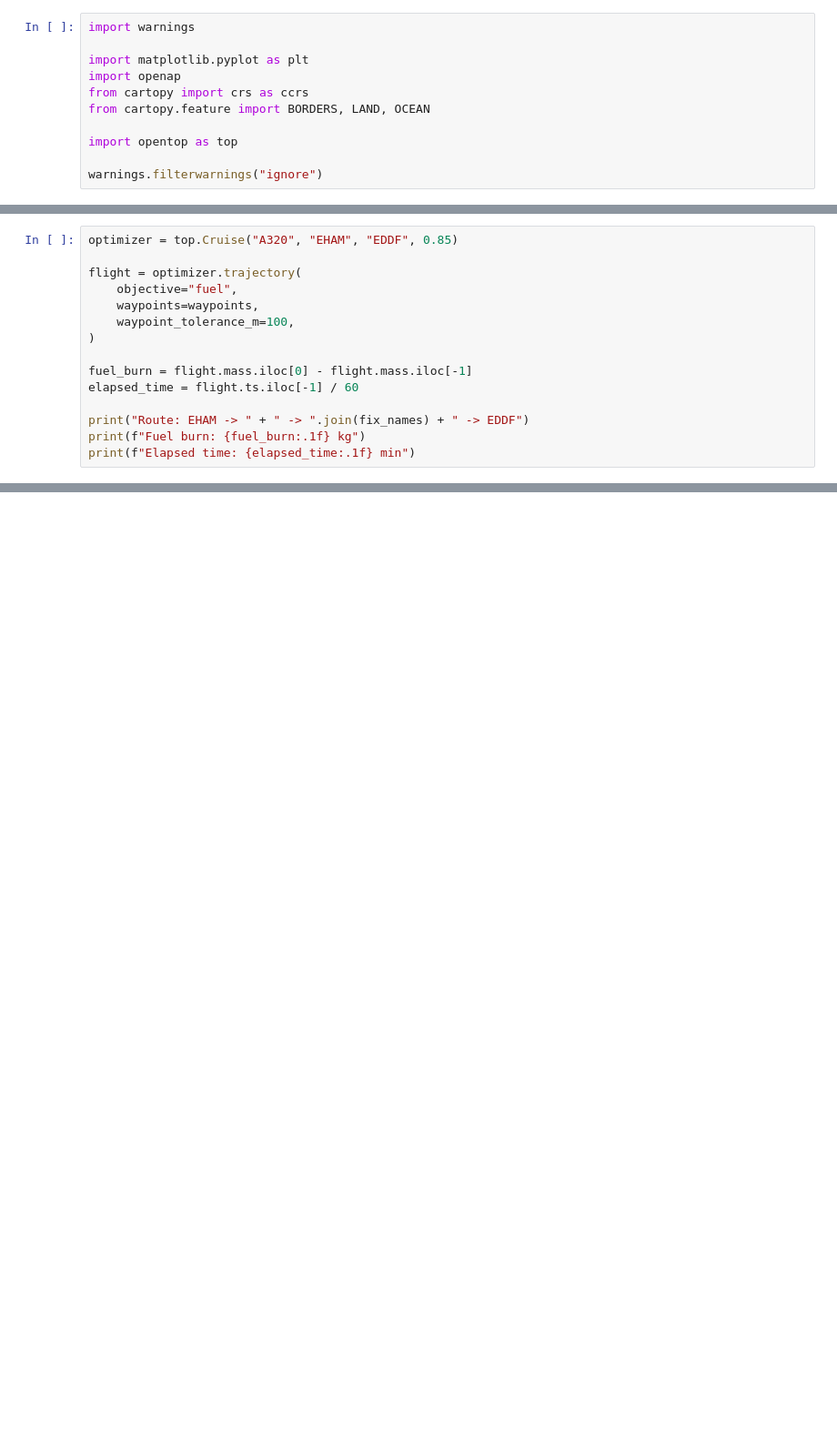
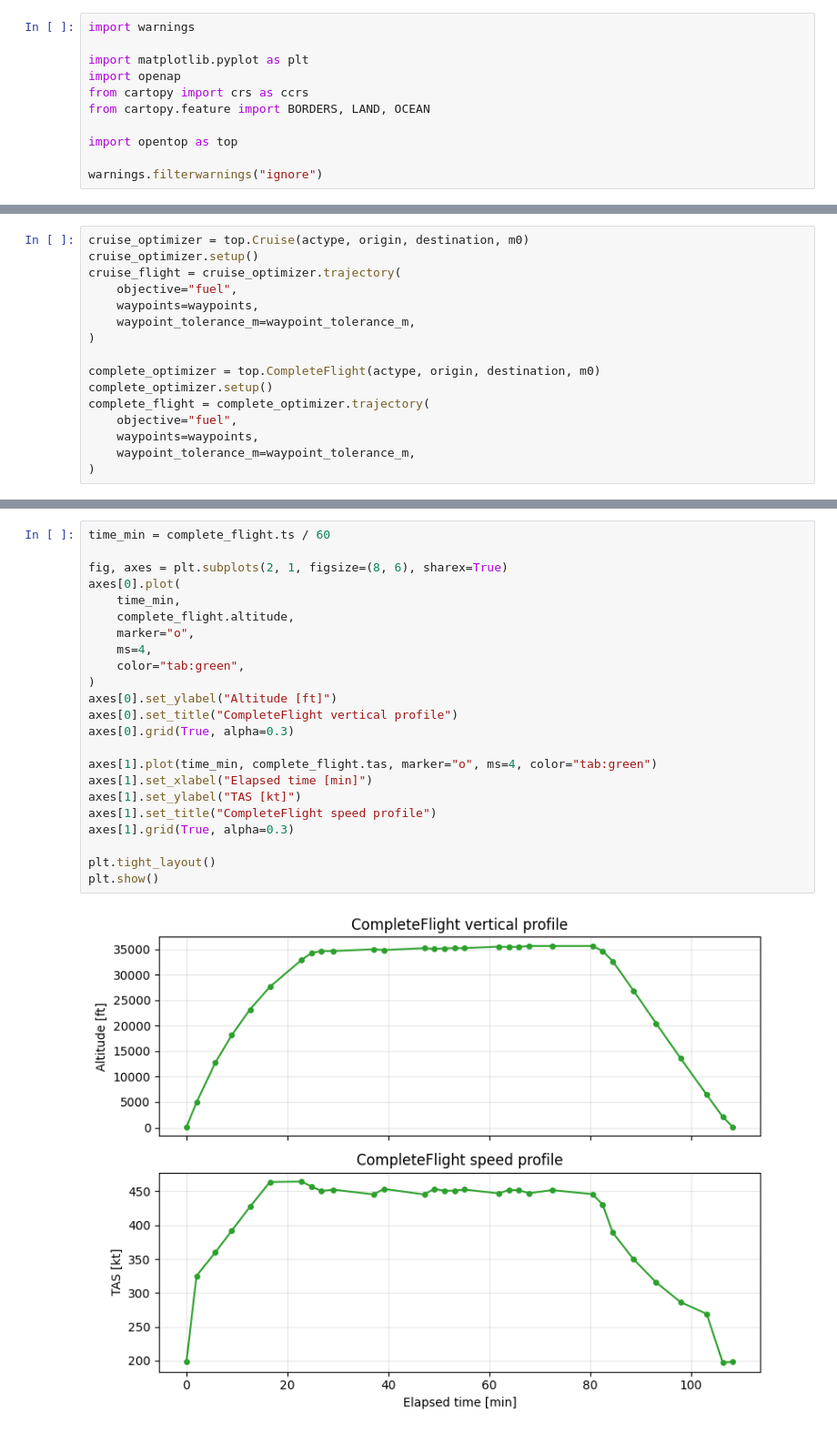
Before and after one commit to junzis/opentop, a Jupyter notebook: examples/waypoints.ipynb, the cells around one changed output, grey strips where cells are left out. Shown at 91% size. Cells and saved outputs as stored; diff of their text form; blank space fills up the shorter version.

```diff
--- a/examples/waypoints.ipynb
+++ b/examples/waypoints.ipynb
@@ -29,15 +34,16 @@ list(zip(fix_names, waypoints))
 # %%
-optimizer = top.Cruise("A320", "EHAM", "EDDF", 0.85)
-
-flight = optimizer.trajectory(
+cruise_optimizer = top.Cruise(actype, origin, destination, m0)
+cruise_optimizer.setup()
+cruise_flight = cruise_optimizer.trajectory(
     objective="fuel",
     waypoints=waypoints,
-    waypoint_tolerance_m=100,
+    waypoint_tolerance_m=waypoint_tolerance_m,
 )
 
-fuel_burn = flight.mass.iloc[0] - flight.mass.iloc[-1]
-elapsed_time = flight.ts.iloc[-1] / 60
-
-print("Route: EHAM -> " + " -> ".join(fix_names) + " -> EDDF")
-print(f"Fuel burn: {fuel_burn:.1f} kg")
-print(f"Elapsed time: {elapsed_time:.1f} min")
+complete_optimizer = top.CompleteFlight(actype, origin, destination, m0)
+complete_optimizer.setup()
+complete_flight = complete_optimizer.trajectory(
+    objective="fuel",
+    waypoints=waypoints,
+    waypoint_tolerance_m=waypoint_tolerance_m,
+)
@@ -108,0 +212,25 @@ plt.show()
+# %%
+time_min = complete_flight.ts / 60
+
+fig, axes = plt.subplots(2, 1, figsize=(8, 6), sharex=True)
+axes[0].plot(
+    time_min,
+    complete_flight.altitude,
+    marker="o",
+    ms=4,
+    color="tab:green",
+)
+axes[0].set_ylabel("Altitude [ft]")
+axes[0].set_title("CompleteFlight vertical profile")
+axes[0].grid(True, alpha=0.3)
+
+axes[1].plot(time_min, complete_flight.tas, marker="o", ms=4, color="tab:green")
+axes[1].set_xlabel("Elapsed time [min]")
+axes[1].set_ylabel("TAS [kt]")
+axes[1].set_title("CompleteFlight speed profile")
+axes[1].grid(True, alpha=0.3)
+
+plt.tight_layout()
+plt.show()
+# %% [output]
+[figure, added]
```
Also changed, not shown: parts of 7 cells of this notebook, 8 other files.
